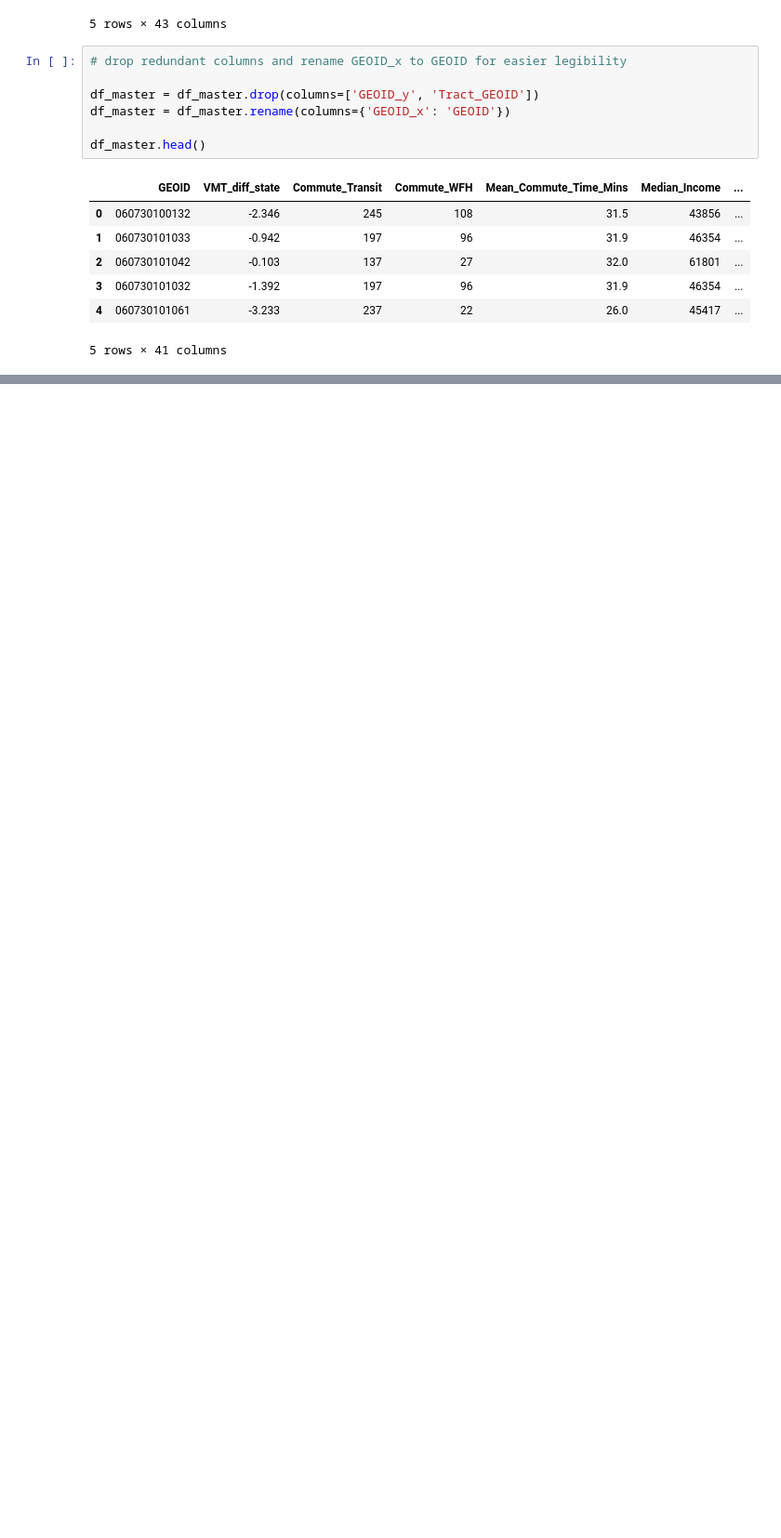
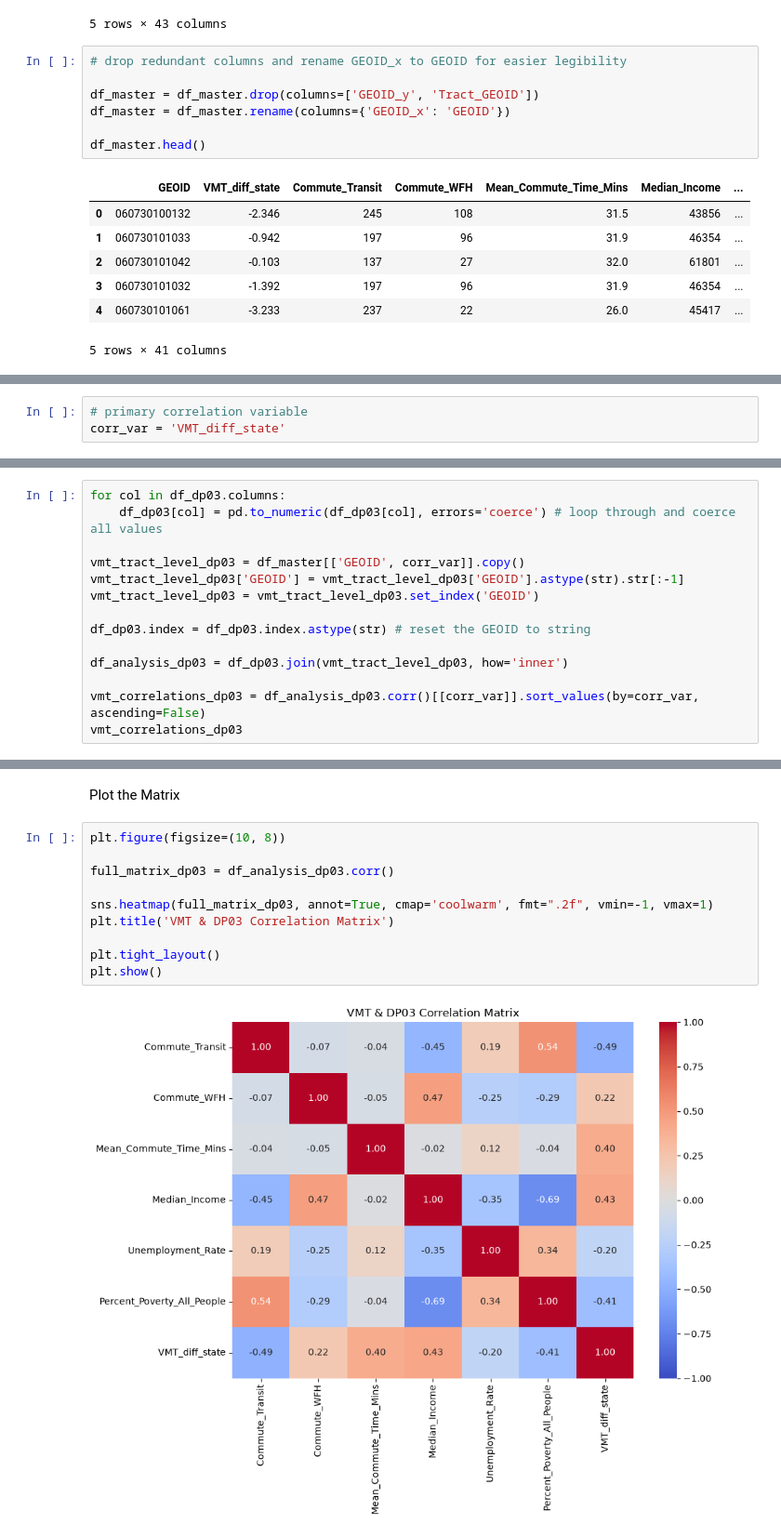
Before and after one commit to symptom-of-indigo/esm-grad-portfolio, a Jupyter notebook: sanDiego.ipynb, the cells around one changed output, grey strips where cells are left out. Shown at 93% size. Cells and saved outputs as stored; diff of their text form; blank space fills up the shorter version.

```diff
--- a/sanDiego.ipynb
+++ b/sanDiego.ipynb
@@ -684,0 +688,3 @@ df_master.head()
+# %%
+# primary correlation variable
+corr_var = 'VMT_diff_state'
@@ -684,0 +693,14 @@ df_master.head()
+# %%
+for col in df_dp03.columns:
+    df_dp03[col] = pd.to_numeric(df_dp03[col], errors='coerce') # loop through and coerce all values
+
+vmt_tract_level_dp03 = df_master[['GEOID', corr_var]].copy()
+vmt_tract_level_dp03['GEOID'] = vmt_tract_level_dp03['GEOID'].astype(str).str[:-1]
+vmt_tract_level_dp03 = vmt_tract_level_dp03.set_index('GEOID')
+
+df_dp03.index = df_dp03.index.astype(str) # reset the GEOID to string
+
+df_analysis_dp03 = df_dp03.join(vmt_tract_level_dp03, how='inner')
+
+vmt_correlations_dp03 = df_analysis_dp03.corr()[[corr_var]].sort_values(by=corr_var, ascending=False)
+vmt_correlations_dp03
@@ -684,0 +716,14 @@ df_master.head()
+# %% [markdown]
+Plot the Matrix
+# %%
+plt.figure(figsize=(10, 8))
+
+full_matrix_dp03 = df_analysis_dp03.corr()
+
+sns.heatmap(full_matrix_dp03, annot=True, cmap='coolwarm', fmt=".2f", vmin=-1, vmax=1)
+plt.title('VMT & DP03 Correlation Matrix')
+
+plt.tight_layout()
+plt.show()
+# %% [output]
+[figure, added]
```
Also changed, not shown: parts of 17 cells of this notebook.
